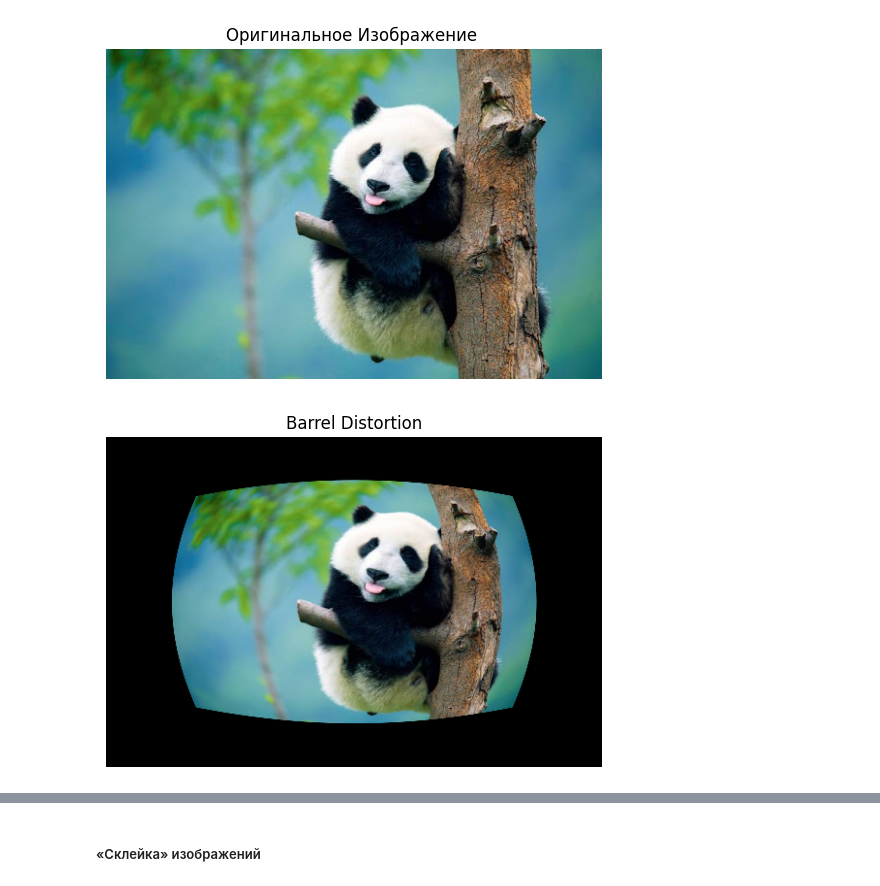
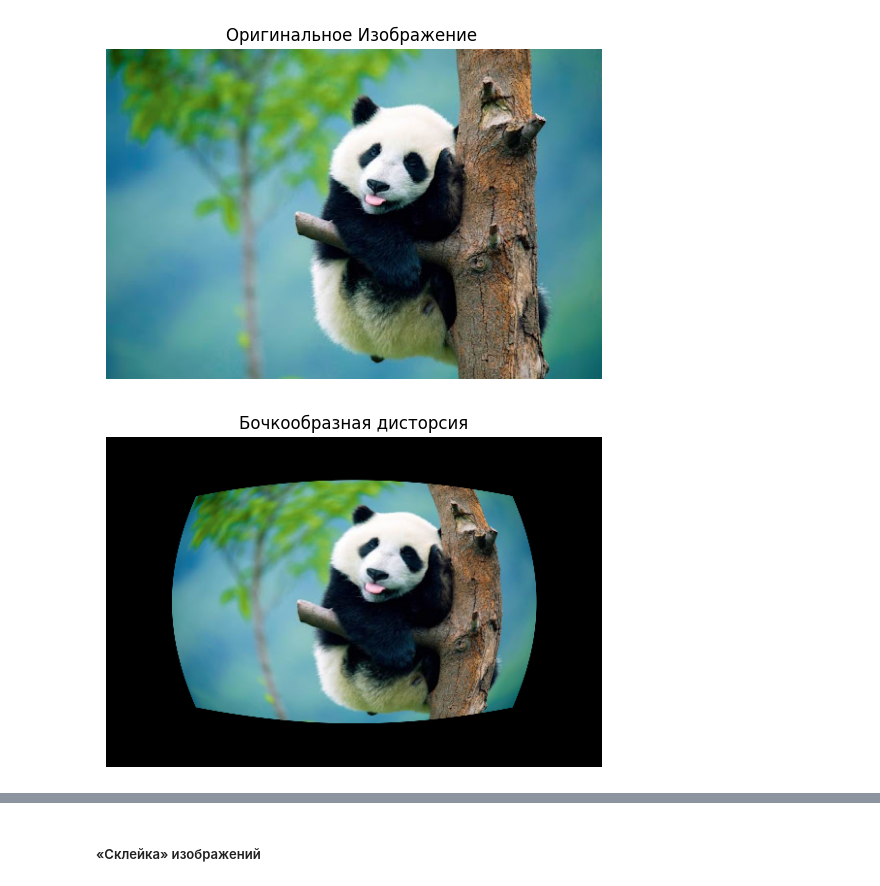
Before and after one commit to xiangxiang3451/CV_labs, a Jupyter notebook: lab3.ipynb, the cells around one changed output, grey strips where cells are left out. Saved outputs shown, nothing was run; the diff lists cells and outputs as text; code cells hidden in the pictures.

```diff
--- a/lab3.ipynb
+++ b/lab3.ipynb
@@ -127,36 +127,32 @@ plt.show()
 # %% [output]
 [figure]
 # %%
-def apply_barrel_distortion(image, F3=0.6, F5=0.12):
-    # Получить количество строк и столбцов изображения
-    rows, cols = image.shape[:2]
+# Создаем сетку X, Y
+xi, yi = np.meshgrid(np.arange(cols), np.arange(rows))
 
-    # Создать сетку и центрировать
-    x, y = np.meshgrid(np.arange(cols), np.arange(rows))
-    x_center, y_center = cols / 2.0, rows / 2.0
-    x, y = x - x_center, y - y_center
+# Сдвиг и нормализация сетки
+xmid, ymid = cols / 2.0, rows / 2.0
+xi, yi = xi - xmid, yi - ymid
 
-    # Преобразование в полярные координаты и применение дисторсии
-    radius, angle = cv2.cartToPolar(x / x_center, y / y_center)
-    radius_distorted = radius + F3 * radius**3 + F5 * radius**5
+# Преобразование в полярные координаты и выполнение трансформации
+r, theta = cv2.cartToPolar(xi / xmid, yi / ymid)
+F3 = 0.6  # Коэффициент для кубического члена
+F5 = 0.12  # Коэффициент для пятого члена
+r = r + F3 * r ** 3 + F5 * r ** 5  # Применение бочкообразной дисторсии
 
-    # Обратное преобразование в декартову систему координат
-    u, v = cv2.polarToCart(radius_distorted, angle)
-    u = u * x_center + x_center
-    v = v * y_center + y_center
+# Отмена преобразования, нормализация и сдвиг
+u, v = cv2.polarToCart(r, theta)
+u = u * xmid + xmid  # Обратная нормализация u
+v = v * ymid + ymid  # Обратная нормализация v
 
-    # Преобразование изображения с использованием функции remap
-    distorted_image = cv2.remap(image, u.astype(np.float32), v.astype(np.float32), cv2.INTER_LINEAR)
+# Выполнение ремаппинга
+I_barrel = cv2.remap(I, u.astype(np.float32), v.astype(np.float32),
+                      cv2.INTER_LINEAR)
 
-    return distorted_image
-
-# Применение дисторсии "бочкообразного" типа
-I_barrel = apply_barrel_distortion(I)
-
-# Отображение преобразованного изображения
+# Отображение результирующего изображения
 plt.imshow(I_barrel)
-plt.title('Barrel Distortion')
+plt.title('Бочкообразная дисторсия')
 plt.axis('off')
 plt.show()
 # %% [output]
-[figure, old version]
+[figure, new version]
```
Also changed, not shown: parts of 1 cell of this notebook.
